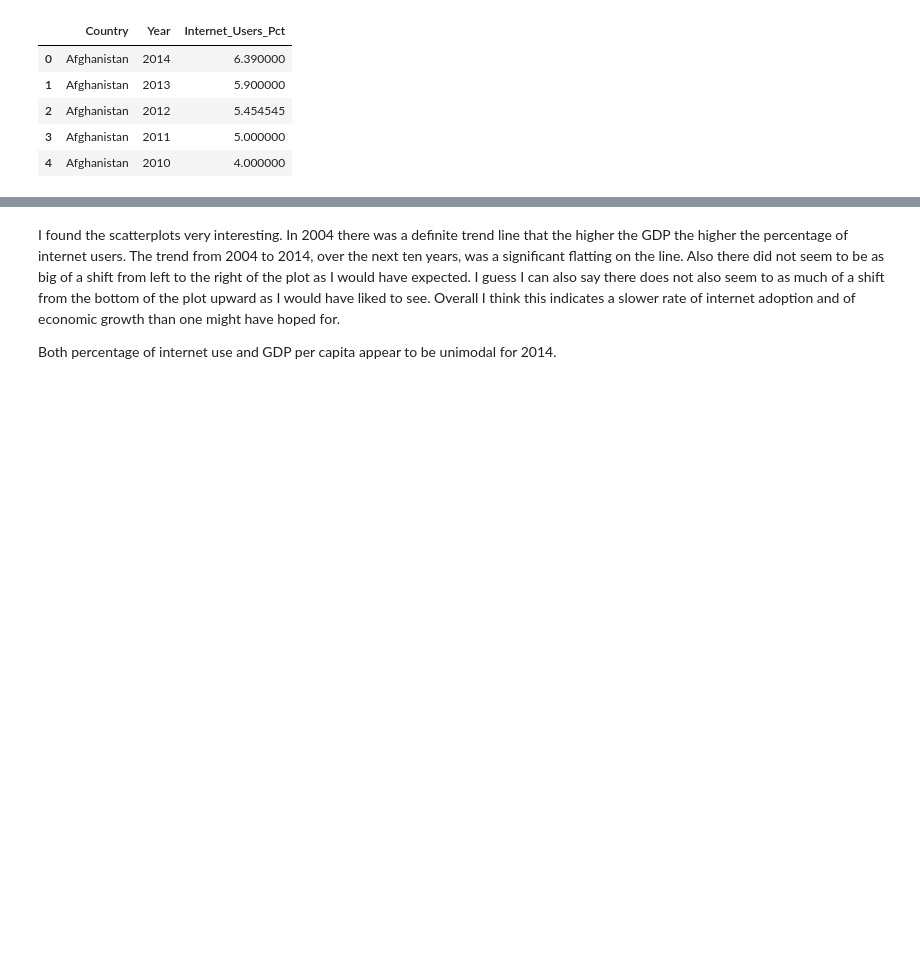
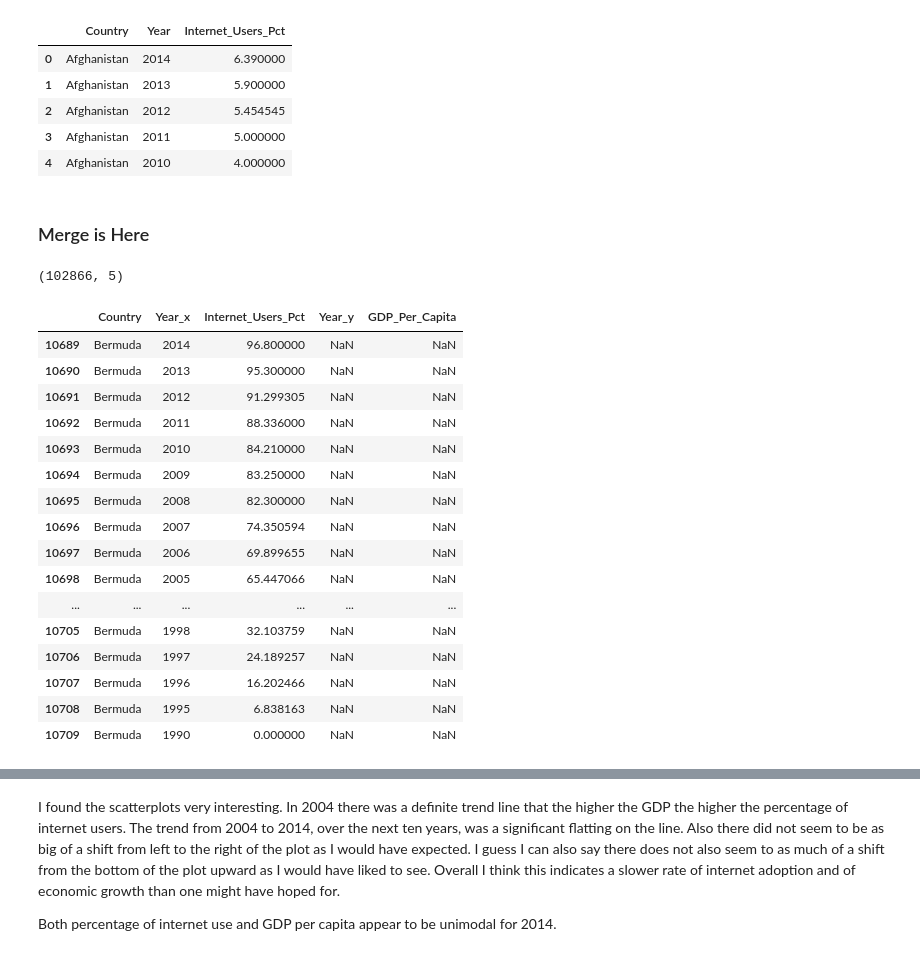
Before and after one commit to ripplesphere/dd3_gdp_internet, a Jupyter notebook: notebooks/un_data.ipynb, the cells around one changed output, grey strips where cells are left out. Cells and saved outputs as stored; diff of their text form; code cells hidden in the pictures; blank space fills up the shorter version.

Commit message:
In the middle of figuring out the merge

```diff
--- a/notebooks/un_data.ipynb
+++ b/notebooks/un_data.ipynb
@@ -113,3 +113,5 @@ internet_df.head()
 | 2 | Afghanistan | 2012 | 5.454545 |
 | 3 | Afghanistan | 2011 | 5.000000 |
 | 4 | Afghanistan | 2010 | 4.000000 |
+# %% [markdown]
+### Merge is Here
@@ -116,2 +120,26 @@ internet_df.head()
 # %%
-gdp_and_internet_use = gdp_df.merge(internet_df, left_on=['Country','Year'], right_on=['Country','Year'], how='inner')
+gdp_and_internet_use = pd.merge(internet_df, gdp_df, on = 'Country', how='left')
+# %%
+gdp_and_internet_use.shape
+# %% [output]
+(102866, 5)
+# %%
+gdp_and_internet_use[gdp_and_internet_use["Country"] == "Bermuda"]
+# %% [output]
+|  | Country | Year_x | Internet_Users_Pct | Year_y | GDP_Per_Capita |
+| 10689 | Bermuda | 2014 | 96.800000 | NaN | NaN |
+| 10690 | Bermuda | 2013 | 95.300000 | NaN | NaN |
+| 10691 | Bermuda | 2012 | 91.299305 | NaN | NaN |
+| 10692 | Bermuda | 2011 | 88.336000 | NaN | NaN |
+| 10693 | Bermuda | 2010 | 84.210000 | NaN | NaN |
+| 10694 | Bermuda | 2009 | 83.250000 | NaN | NaN |
+| 10695 | Bermuda | 2008 | 82.300000 | NaN | NaN |
+| 10696 | Bermuda | 2007 | 74.350594 | NaN | NaN |
+| 10697 | Bermuda | 2006 | 69.899655 | NaN | NaN |
+| 10698 | Bermuda | 2005 | 65.447066 | NaN | NaN |
+| ... | ... | ... | ... | ... | ... |
+| 10705 | Bermuda | 1998 | 32.103759 | NaN | NaN |
+| 10706 | Bermuda | 1997 | 24.189257 | NaN | NaN |
+| 10707 | Bermuda | 1996 | 16.202466 | NaN | NaN |
+| 10708 | Bermuda | 1995 | 6.838163 | NaN | NaN |
+| 10709 | Bermuda | 1990 | 0.000000 | NaN | NaN |
```
Also changed, not shown: parts of 30 cells of this notebook.
